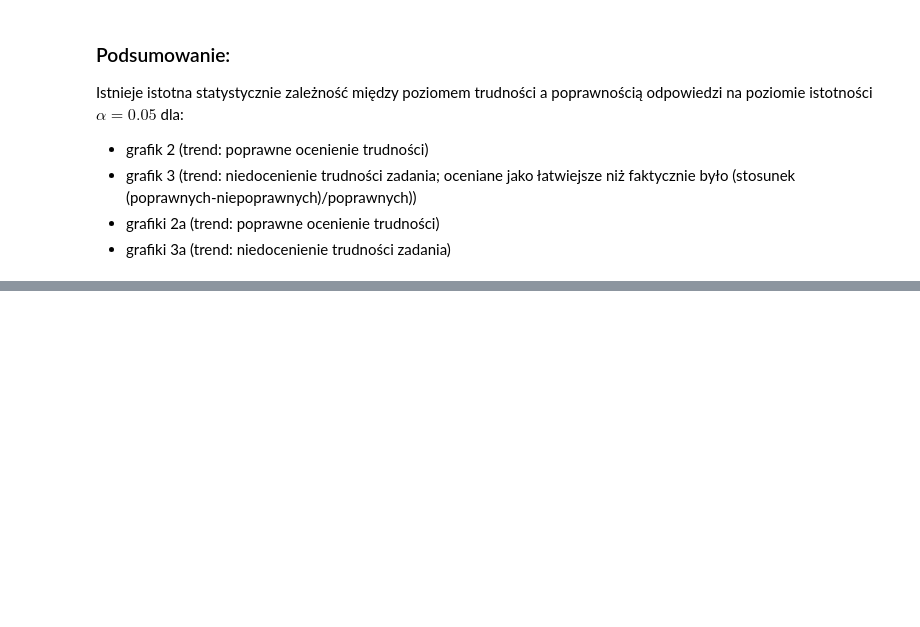
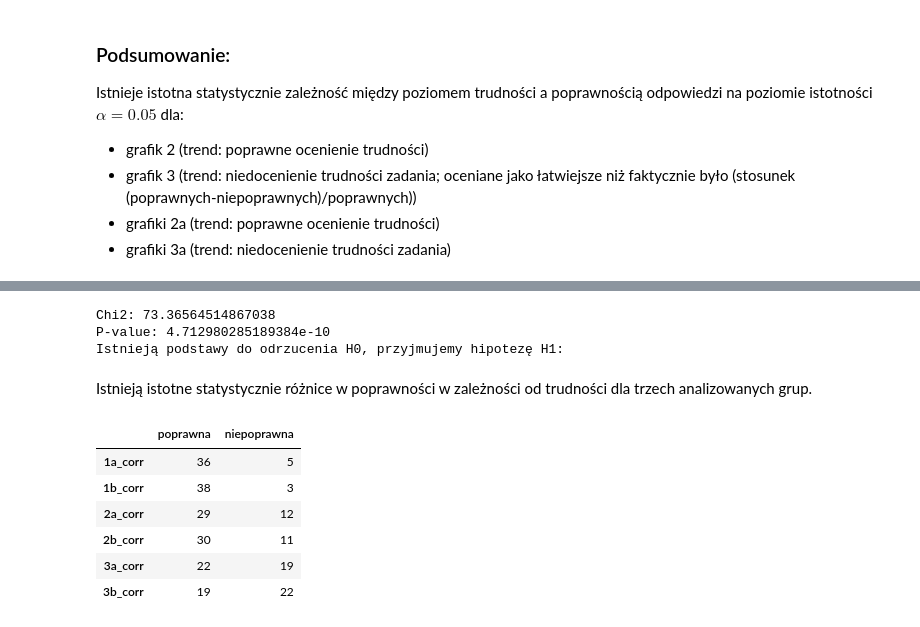
Before and after one commit to MartaSolarz/Master_thesis, a Jupyter notebook: statistical_tests/poprawnosc_vs_trudnosc.ipynb, the cells around one changed output, grey strips where cells are left out. Saved outputs shown, nothing was run; the diff lists cells and outputs as text; code cells hidden in the pictures; blank space fills up the shorter version.

```diff
--- a/statistical_tests/poprawnosc_vs_trudnosc.ipynb
+++ b/statistical_tests/poprawnosc_vs_trudnosc.ipynb
@@ -427,0 +486,25 @@ Istnieje istotna statystycznie zależność między poziomem trudności a popraw
+# %%
+print(f"Chi2: {chi2}")
+print(f"P-value: {p}")
+make_decision(p, ALPHA, "", "")
+# %% [output]
+Chi2: 73.36564514867038
+P-value: 4.712980285189384e-10
+Istnieją podstawy do odrzucenia H0, przyjmujemy hipotezę H1:
+# %% [markdown]
+Istnieją istotne statystycznie różnice w poprawności w zależności od trudności dla trzech analizowanych grup.
+# %%
+df_corr = pd.DataFrame(
+    [df_answers['1a_corr'].value_counts(), df_answers['1b_corr'].value_counts(), df_answers['2a_corr'].value_counts(), df_answers['2b_corr'].value_counts(), df_answers['3a_corr'].value_counts(), df_answers['3b_corr'].value_counts(),
+     ]
+).rename(columns={1:'poprawna', 0: 'niepoprawna'})
+
+df_corr
+# %% [output]
+|  | poprawna | niepoprawna |
+| 1a_corr | 36 | 5 |
+| 1b_corr | 38 | 3 |
+| 2a_corr | 29 | 12 |
+| 2b_corr | 30 | 11 |
+| 3a_corr | 22 | 19 |
+| 3b_corr | 19 | 22 |
```
Also changed, not shown: parts of 5 cells of this notebook, 2 other files.
